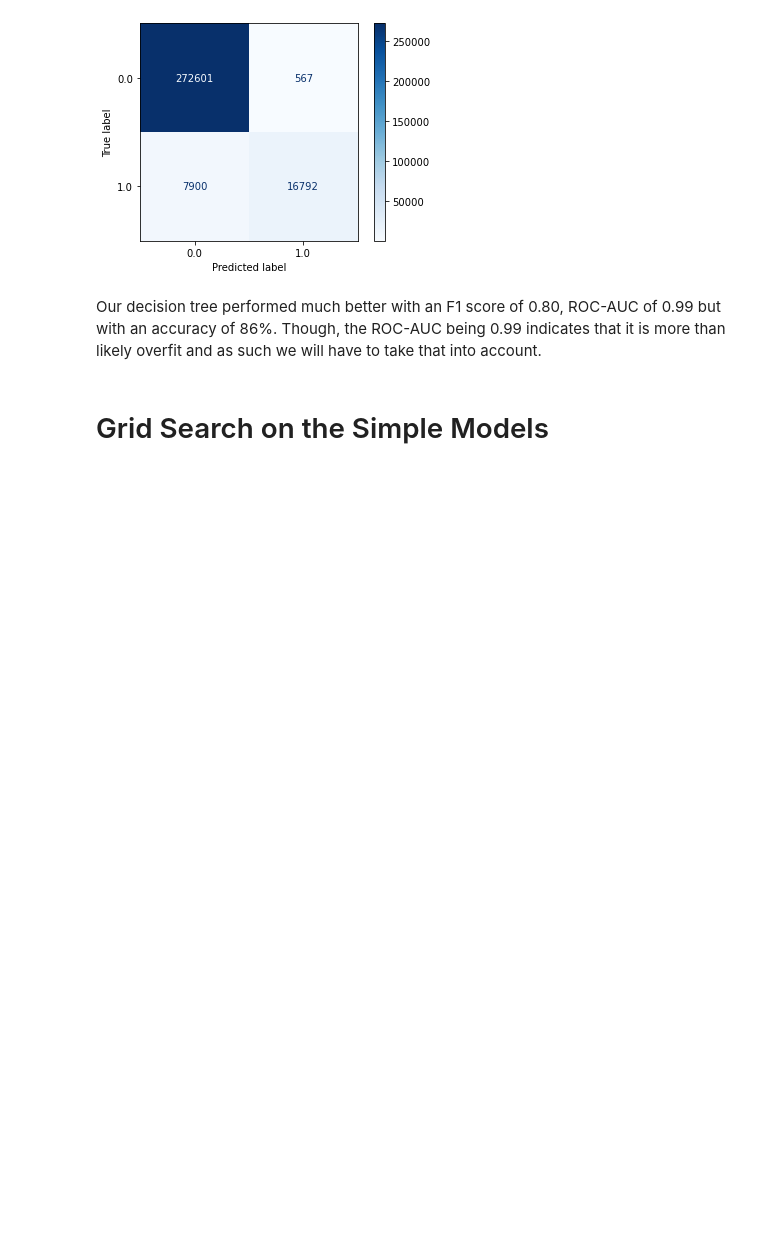
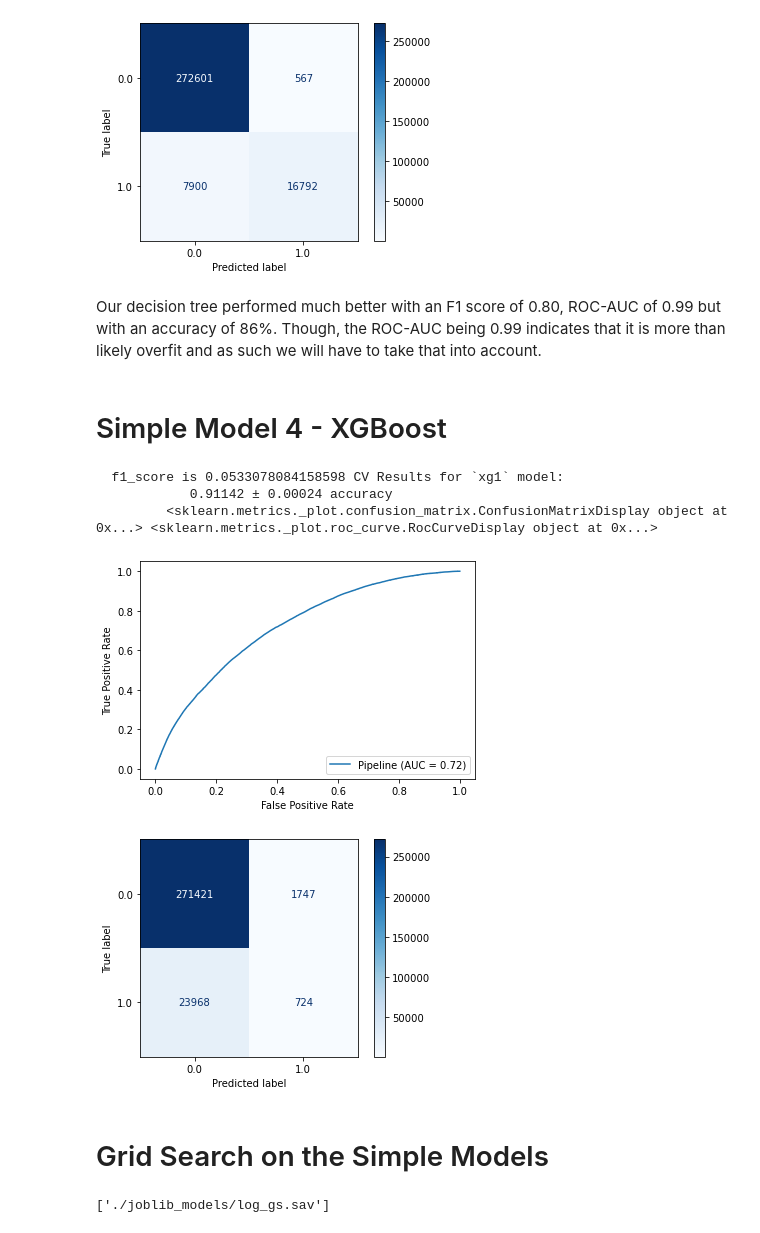
Before and after one commit to xiaohua-su/Heart_Disease, a Jupyter notebook: Heart_Disease_Modeling.ipynb, the cells around one changed output. Drawn from its saved outputs; the diff is of its cells as text; code cells hidden in the pictures; blank space fills up the shorter version.

```diff
--- a/Heart_Disease_Modeling.ipynb
+++ b/Heart_Disease_Modeling.ipynb
@@ -301,6 +302,23 @@ dtree1_info.print_summary()
 [figure]
 # %% [markdown]
 Our decision tree performed much better with an F1 score of 0.80, ROC-AUC of 0.99 but with an accuracy of 86%. Though, the ROC-AUC being 0.99 indicates that it is more than likely overfit and as such we will have to take that into account.
+# %% [markdown]
+# Simple Model 4 - XGBoost
+# %%
+xg1 = ImPipeline(steps=[
+    ('ct', ct_continous),
+    ('sm', SMOTE(sampling_strategy=0.25, random_state=1)),
+    ('xg1', XGBClassifier(random_state= 42) )
+]).fit(X_simple, y_simple)
+# %%
+xg1_info = ModelWithCV(xg1, 'xg1', X_simple, y_simple)
+xg1_info.print_summary()
+# %% [output]
+  f1_score is 0.0533078084158598 CV Results for `xg1` model:
+            0.91142 ± 0.00024 accuracy
+         <sklearn.metrics._plot.confusion_matrix.ConfusionMatrixDisplay object at 0x...> <sklearn.metrics._plot.roc_curve.RocCurveDisplay object at 0x...>
+[figure, added]
+[figure, added]
 # %% [markdown]
 # Grid Search on the Simple Models
 # %%
@@ -316,2 +334,6 @@ log_gs = GridSearchCV(estimator=log1, param_grid=log1_params, n_jobs=-3).fit(X_s
+# %%
+joblib.dump(log_gs, './joblib_models/log_gs.sav')
+# %% [output]
+['./joblib_models/log_gs.sav']
 # %%
 log1_tune = ModelWithCV(log_gs.best_estimator_,'log1_tune', X_simple, y_simple)
```
Also changed, not shown: parts of 55 cells of this notebook, 2 other files.
